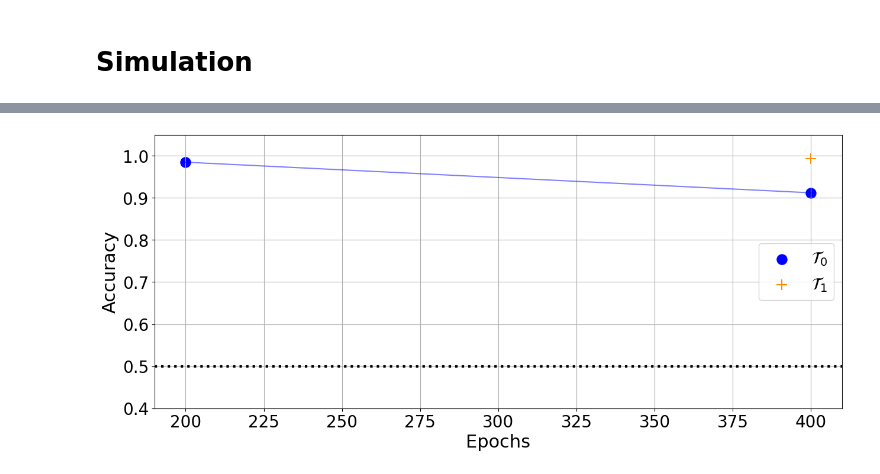
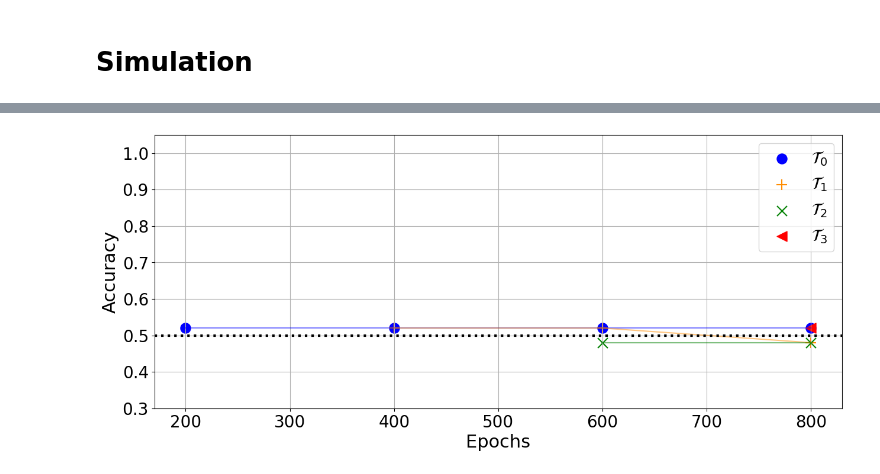
Before and after one commit to alessandrobreccia99/Infinite_width_Continual_Learning, a Jupyter notebook: DMFT.ipynb, the cells around one changed output, grey strips where cells are left out. Drawn from its saved outputs; the diff is of its cells as text; code cells hidden in the pictures.

```diff
--- a/DMFT.ipynb
+++ b/DMFT.ipynb
@@ -9,9 +9,9 @@ import numpy as np
 import torch.nn.functional as F
 import scipy as sp
 
-colors = ['blue', 'darkorange','green','red','purple','brown','pink', 'gray', 'olive', 'cyan' , 'darkgreen']
+colors = ['blue', 'darkorange','green','red','purple','brown','pink', 'gray', 'olive', 'cyan' , 'darkgreen', 'indigo', 'maroon', 'navy']
 epochs = 200
-n_tasks = 1
+n_tasks = 3
 L = 0
 gamma0 = 2
 widths = [4096]
@@ -20,8 +20,9 @@ gen = torch.Generator(device=device)
 gen.manual_seed(1234)
 batch = 25
 eta = 0.1
-Synt = False
-relu = True
+Synt = True
+relu = False
+perc = 0.7
 
 class MLP(nn.Module):
             def __init__(self, w, L, param, gam):
@@ -91,9 +92,9 @@ if not Synt:
         #tasks.append(X)
         #tasks_test.append(X_test)
 
-    perc = 0.2
+
     #lim = int((784-int(X.shape[1]*perc))/2)
-#
+
     #for _ in range(n_tasks+1):
     #        par_perm = np.append(np.append(np.arange(0,lim,1),np.random.permutation(int(X.shape[1]*perc))+lim), np.arange(int(X.shape[1]*perc)+lim,784,1))
     #        #perm = np.random.permutation(X.shape[1])
@@ -103,7 +104,7 @@ if not Synt:
     lim = int(X.shape[1]*perc)
 
     for _ in range(n_tasks+1):
-            par_perm =np.append(np.random.permutation(int(X.shape[1]*perc)),np.arange(lim,X.shape[1],1))
+            par_perm = np.append(np.random.permutation(lim),np.arange(lim,X.shape[1],1))
             #perm = np.random.permutation(X.shape[1])
             tasks.append( torch.tensor(np.apply_along_axis(permut_row, axis = 1, arr=X.cpu(), perm=par_perm)).to(device) )
             tasks_test.append(torch.tensor(np.apply_along_axis(permut_row, axis = 1, arr=X_test.cpu(), perm=par_perm)).to(device))
@@ -118,7 +119,6 @@ else:
     Y = torch.hstack((torch.zeros((int(P/2)+1,)),torch.ones((int(P/2),)))).view(25,1).to(device)
     Y_test = Y.clone()
 
-    perc = 0.5
     lim = int((784-int(X.shape[1]*perc))/2)
 
     for _ in range(n_tasks+1):
@@ -797,22 +764,22 @@ plt.show()
 # %%
 fig = plt.figure(figsize=(15,6))
 
 marks=['o','+','x','<','*','s']
 
 for i in range(n_tasks+1):
         plt.scatter(np.arange(i*epochs+epochs,(n_tasks+1)*epochs+epochs,epochs),[a[i] for a in acc[i:]], color=colors[i], marker=marks[i],
                   label=f'$\mathcal{{T}}_{{{i}}}$', s=150)
         plt.plot(np.arange(i*epochs+epochs,(n_tasks+1)*epochs+epochs,epochs),[a[i] for a in acc[i:]], color=colors[i],  alpha=0.5)
 
 plt.axhline(0.5,linewidth=3, color='black', linestyle=':')
-plt.ylim(0.40,1.05)
+plt.ylim(0.30,1.05)
 
 plt.grid()
 plt.xlabel('Epochs', fontsize=22)
 plt.ylabel('Accuracy', fontsize=22)
 plt.xticks(fontsize=20)
 plt.yticks(fontsize=20)
 plt.legend(prop={'size':20})
 plt.show()
 # %% [output]
-[figure, old version]
+[figure, new version]
```
Also changed, not shown: parts of 19 cells of this notebook, 49 other files.
